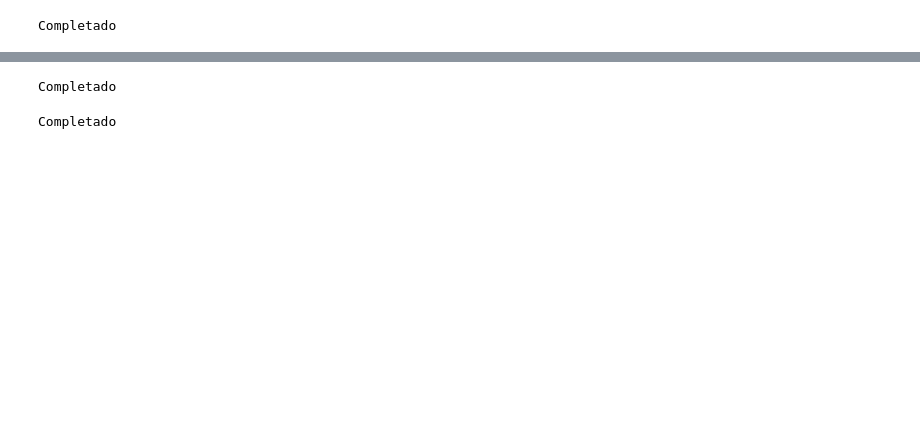
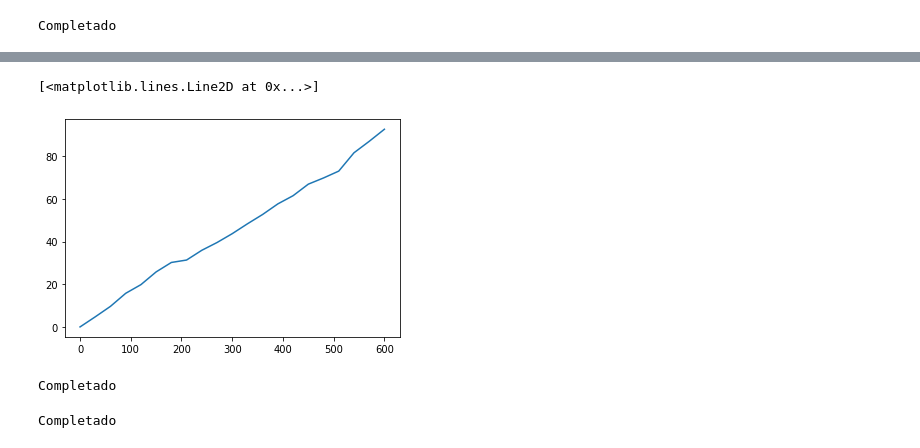
Before and after one commit to jhoel100/TopicosdeDatos, a Jupyter notebook: Tarea3-Topicos.ipynb, the cells around one changed output, grey strips where cells are left out. Drawn from its saved outputs; the diff is of its cells as text; code cells hidden in the pictures; blank space fills up the shorter version.

```diff
--- a/Tarea3-Topicos.ipynb
+++ b/Tarea3-Topicos.ipynb
@@ -168,3 +187,8 @@ Completado
+# %%
+plt.plot(cantidad,tiempos, label='linear')
+# %% [output]
+[<matplotlib.lines.Line2D at 0x...>]
+[figure, added]
 # %%
 row0=1
 umbral=2
```
Also changed, not shown: parts of 4 cells of this notebook.
